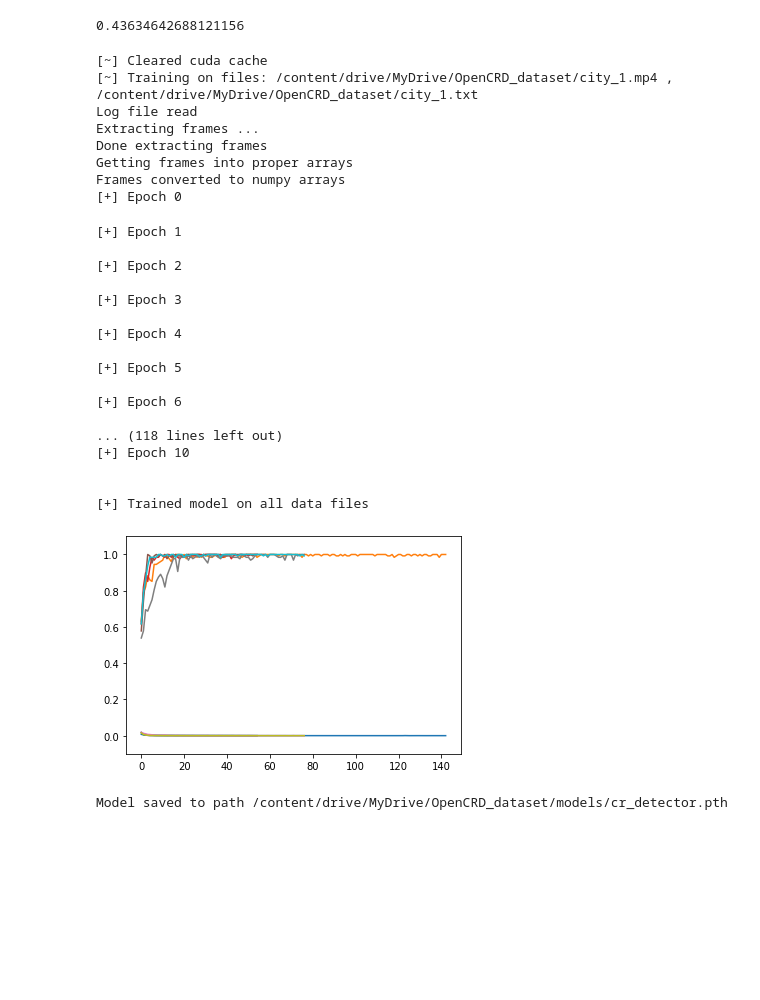
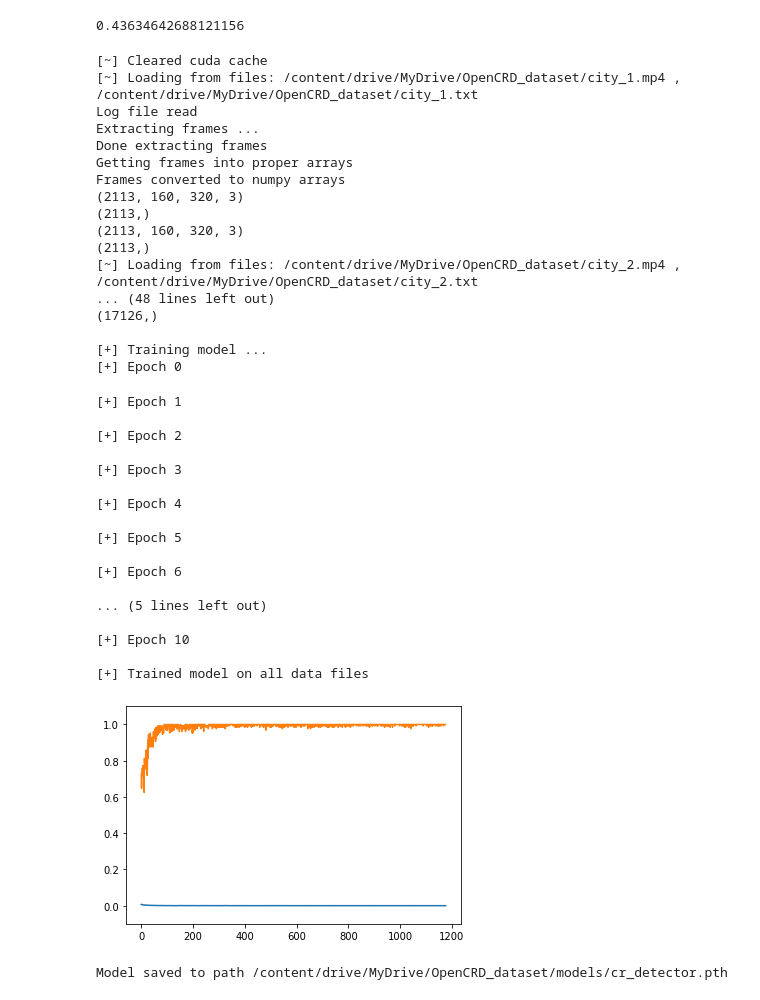
Before and after one commit to pAplakidis/OpenCRD, a Jupyter notebook: notebooks/train_test_googlecolab.ipynb, the cells around one changed output. Cells and saved outputs as stored; diff of their text form; code cells hidden in the pictures; blank space fills up the shorter version.

```diff
--- a/notebooks/train_test_googlecolab.ipynb
+++ b/notebooks/train_test_googlecolab.ipynb
@@ -195,14 +209,14 @@ def train(frames, labels, model):
 
   for epoch in range(epochs):
     print("[+] Epoch", epoch)
-    t = trange(0, int(0.8 * len(frames)) - BS, BS)  # trange progress bar on 80% training split
+    t = trange(0, int(0.8*len(frames)) - BS, BS)  # trange progress bar on 80% training split
     visited_idx = np.array([])
 
-    # train split = 80%
+    # 80% training split
     for i in t:
       # get data into network
       rng = np.random.default_rng()
-      samp = rng.choice(len(frames), size=BS, replace=False)
+      samp = rng.choice(int(0.8*len(frames)), size=BS, replace=False)
       visited_idx = np.concatenate((visited_idx, samp)) # add the new random values to visited indices
 
       # TODO: we must not sample the same frames in the same epoch (use visited_idx)
@@ -220,7 +234,7 @@ def train(frames, labels, model):
       optim.zero_grad()
       out = model(X)
       #cat = torch.round(out)
-      cat = torch.where(out >= 0.7, x, y) # round up to a threshold instead of 0.5
+      cat = torch.where(out >= 0.8, x, y) # round up to a threshold instead of 0.5
       accuracy = (cat == Y).float().mean()
       loss = loss_function(out, Y)
       loss = loss.mean()
@@ -248,39 +262,57 @@ if device.type == "cuda":
 # train for all files
 model = ConvNet().to(device).train() # Uncomment this if you want to train from the start, else just run the loader block first
 
+# TODO: check for oversampling (more 0s than 1s)
+# get all frames and labels and stich them in the same array, then train the network on the whole dataset
 for i in trange(len(video_files)):
-  print("[~] Training on files: %s , %s" % (base_dir+video_files[i], base_dir+log_files[i]))
+  print("[~] Loading from files: %s , %s" % (base_dir+video_files[i], base_dir+log_files[i]))
   frames, labels = get_data(base_dir+video_files[i], base_dir+log_files[i])
   frames = conv_frames(frames)
-  model = train(frames, labels, model)
+  if i == 0:
+    all_frames = frames
+    all_labels = labels
+  else:
+    all_frames = np.concatenate((all_frames, frames), axis=0)
+    all_labels = np.concatenate((all_labels, labels), axis=0)
+print("[+] Training model ...")
+model = train(all_frames, all_labels, model)
 print("[+] Trained model on all data files")
 # %% [output]
 [~] Cleared cuda cache
-[~] Training on files: /content/drive/MyDrive/OpenCRD_dataset/city_1.mp4 , /content/drive/MyDrive/OpenCRD_dataset/city_1.txt
+[~] Loading from files: /content/drive/MyDrive/OpenCRD_dataset/city_1.mp4 , /content/drive/MyDrive/OpenCRD_dataset/city_1.txt
 Log file read
 Extracting frames ...
 Done extracting frames
 Getting frames into proper arrays
 Frames converted to numpy arrays
+(2113, 160, 320, 3)
+(2113,)
+(2113, 160, 320, 3)
+(2113,)
+[~] Loading from files: /content/drive/MyDrive/OpenCRD_dataset/city_2.mp4 , /content/drive/MyDrive/OpenCRD_dataset/city_2.txt
+... (48 lines left out)
+(17126,)
+
+[+] Training model ...
 [+] Epoch 0
 [+] Epoch 1
 
 [+] Epoch 2
 
 [+] Epoch 3
 
 [+] Epoch 4
 
 [+] Epoch 5
 
 [+] Epoch 6
 
-... (118 lines left out)
+... (5 lines left out)
+
 [+] Epoch 10
 
-
 [+] Trained model on all data files
-[figure, old version]
+[figure, new version]
 # %%
 # TODO: FIX THIS SEGMENT (crashes and doesn't work properly)
 # evaluate model
```
Also changed, not shown: parts of 6 cells of this notebook.
